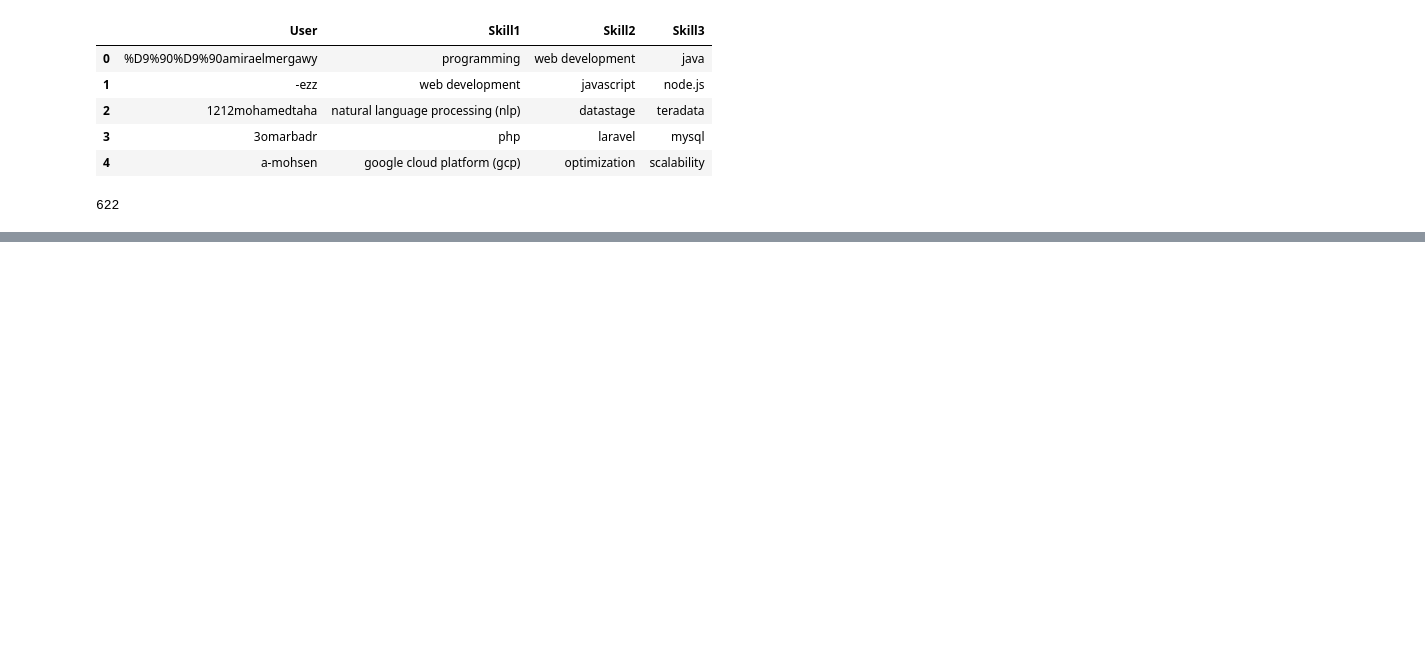
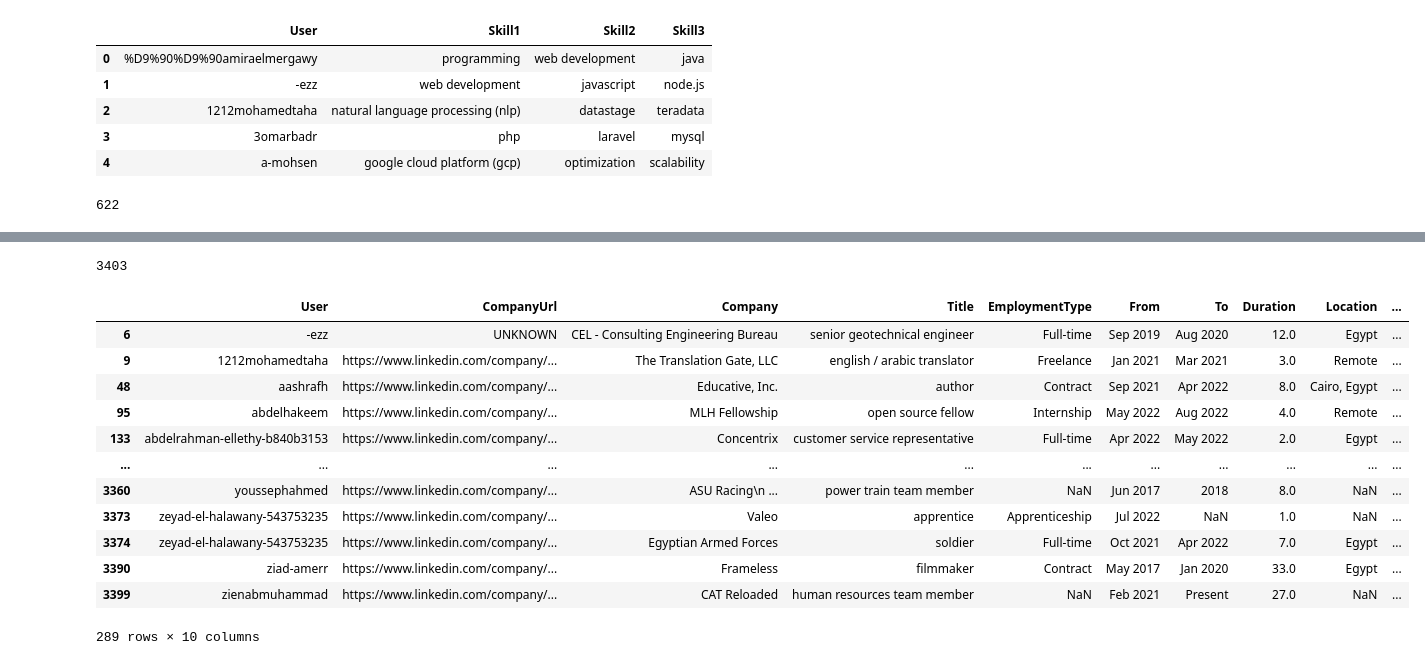
Before and after one commit to Mostafa-wael/Exploring-the-Landscape-of-the-Egyptian-Software-Market, a Jupyter notebook: notebooks/data_normalization.ipynb, the cells around one changed output, grey strips where cells are left out. Saved outputs shown, nothing was run; the diff lists cells and outputs as text; code cells hidden in the pictures; blank space fills up the shorter version.

```diff
--- a/notebooks/data_normalization.ipynb
+++ b/notebooks/data_normalization.ipynb
@@ -159,0 +162,4 @@ skills_df.to_csv('skills.csv', index=False)
+# %%
+experience_df = pd.read_csv('../data/preprocessed-data/csv/experiences.csv')
+experience_df['Title'] = experience_df['Title'].str.lower()
+experience_df.head()
@@ -159,0 +173,4 @@ skills_df.to_csv('skills.csv', index=False)
+# %%
+len(experience_df)
+# %% [output]
+3403
@@ -159,0 +273,16 @@ skills_df.to_csv('skills.csv', index=False)
+# %%
+experience_df[experience_df['title_tag'].isna()]
+# %% [output]
+|  | User | CompanyUrl | Company | Title | EmploymentType | From | To | Duration | Location | ... |
+| 6 | -ezz | UNKNOWN | CEL - Consulting Engineering Bureau | senior geotechnical engineer | Full-time | Sep 2019 | Aug 2020 | 12.0 | Egypt | ... |
+| 9 | 1212mohamedtaha | https://www.linkedin.com/company/... | The Translation Gate, LLC | english / arabic translator | Freelance | Jan 2021 | Mar 2021 | 3.0 | Remote | ... |
+| 48 | aashrafh | https://www.linkedin.com/company/... | Educative, Inc. | author | Contract | Sep 2021 | Apr 2022 | 8.0 | Cairo, Egypt | ... |
+| 95 | abdelhakeem | https://www.linkedin.com/company/... | MLH Fellowship | open source fellow | Internship | May 2022 | Aug 2022 | 4.0 | Remote | ... |
+| 133 | abdelrahman-ellethy-b840b3153 | https://www.linkedin.com/company/... | Concentrix | customer service representative | Full-time | Apr 2022 | May 2022 | 2.0 | Egypt | ... |
+| ... | ... | ... | ... | ... | ... | ... | ... | ... | ... | ... |
+| 3360 | youssephahmed | https://www.linkedin.com/company/... | ASU Racing\n ... | power train team member | NaN | Jun 2017 | 2018 | 8.0 | NaN | ... |
+| 3373 | zeyad-el-halawany-543753235 | https://www.linkedin.com/company/... | Valeo | apprentice | Apprenticeship | Jul 2022 | NaN | 1.0 | NaN | ... |
+| 3374 | zeyad-el-halawany-543753235 | https://www.linkedin.com/company/... | Egyptian Armed Forces | soldier | Full-time | Oct 2021 | Apr 2022 | 7.0 | Egypt | ... |
+| 3390 | ziad-amerr | https://www.linkedin.com/company/... | Frameless | filmmaker | Contract | May 2017 | Jan 2020 | 33.0 | Egypt | ... |
+| 3399 | zienabmuhammad | https://www.linkedin.com/company/... | CAT Reloaded | human resources team member | NaN | Feb 2021 | Present | 27.0 | NaN | ... |
+289 rows × 10 columns
```
Also changed, not shown: parts of 7 cells of this notebook, 2 other files.
